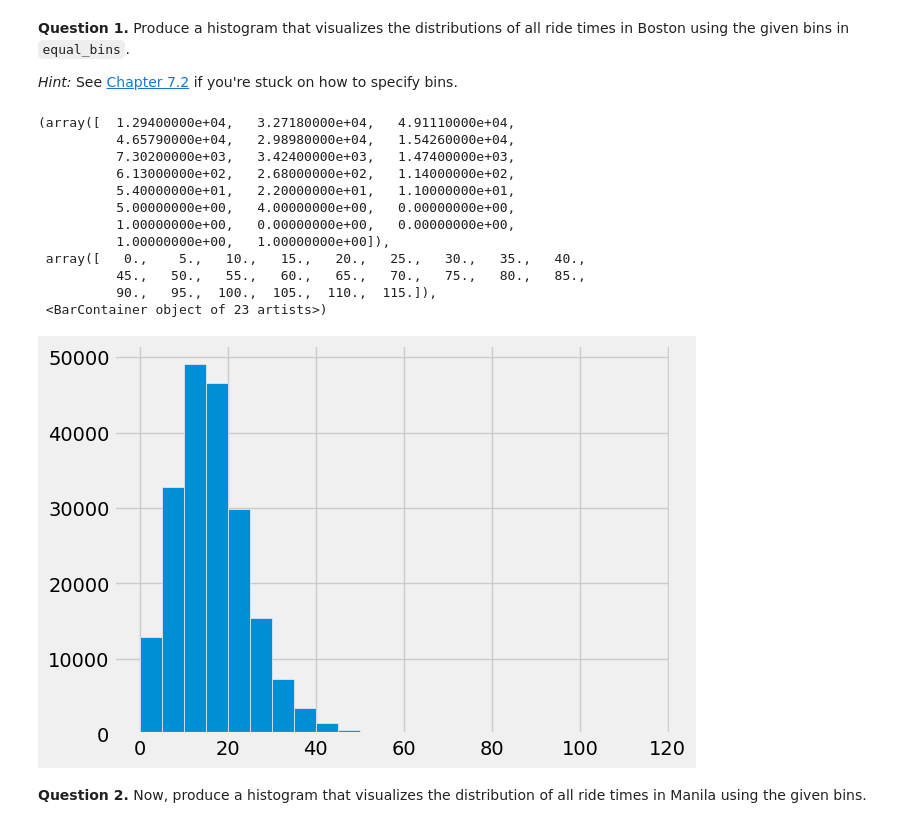
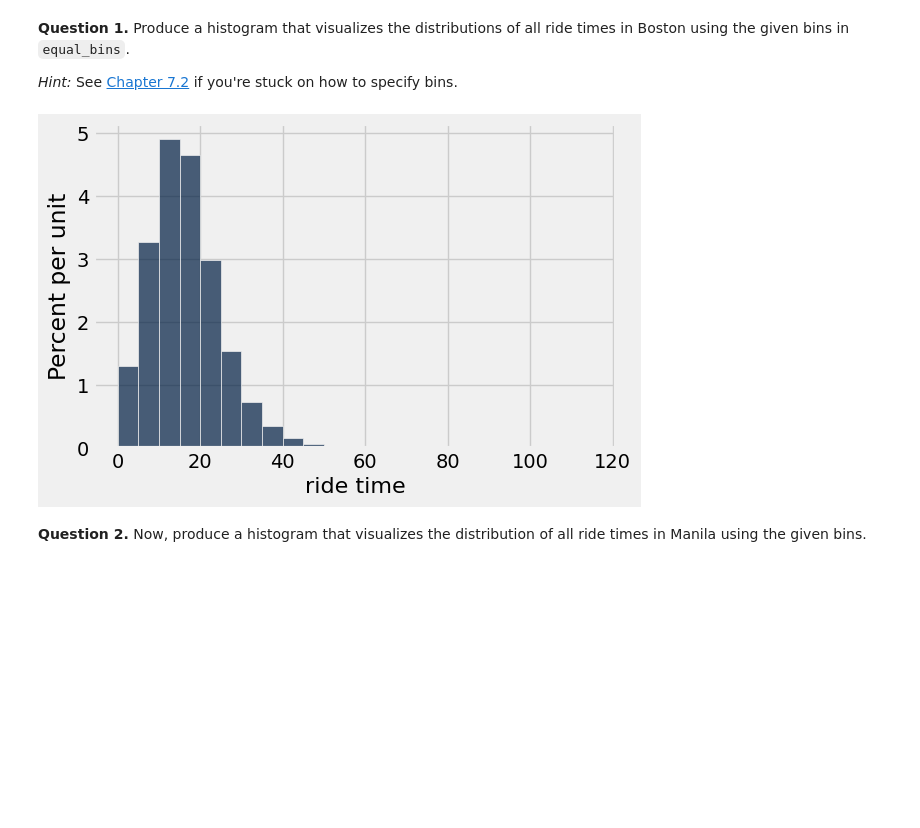
Before and after one commit to khurt14/home-data, a Jupyter notebook: hw03/hw03.ipynb, the cells around one changed output. Cells and saved outputs as stored; diff of their text form; code cells hidden in the pictures; blank space fills up the shorter version.

```diff
--- a/hw03/hw03.ipynb
+++ b/hw03/hw03.ipynb
@@ -362,21 +362,9 @@ Manila Table
 *Hint:* See [Chapter 7.2](https://inferentialthinking.com/chapters/07/2/Visualizing_Numerical_Distributions.html) if you're stuck on how to specify bins.
 # %%
 equal_bins = np.arange(0, 120, 5)
-plt.hist(boston.column("ride time"), equal_bins)
+boston.hist("ride time", bins=equal_bins)
 # %% [output]
-(array([  1.29400000e+04,   3.27180000e+04,   4.91110000e+04,
-          4.65790000e+04,   2.98980000e+04,   1.54260000e+04,
-          7.30200000e+03,   3.42400000e+03,   1.47400000e+03,
-          6.13000000e+02,   2.68000000e+02,   1.14000000e+02,
-          5.40000000e+01,   2.20000000e+01,   1.10000000e+01,
-          5.00000000e+00,   4.00000000e+00,   0.00000000e+00,
-          1.00000000e+00,   0.00000000e+00,   0.00000000e+00,
-          1.00000000e+00,   1.00000000e+00]),
- array([   0.,    5.,   10.,   15.,   20.,   25.,   30.,   35.,   40.,
-          45.,   50.,   55.,   60.,   65.,   70.,   75.,   80.,   85.,
-          90.,   95.,  100.,  105.,  110.,  115.]),
- <BarContainer object of 23 artists>)
-[figure, old version]
+[figure, new version]
 # %% [markdown]
 <!-- END QUESTION -->
 
```
Also changed, not shown: parts of 1 cell of this notebook, 24 other files.
